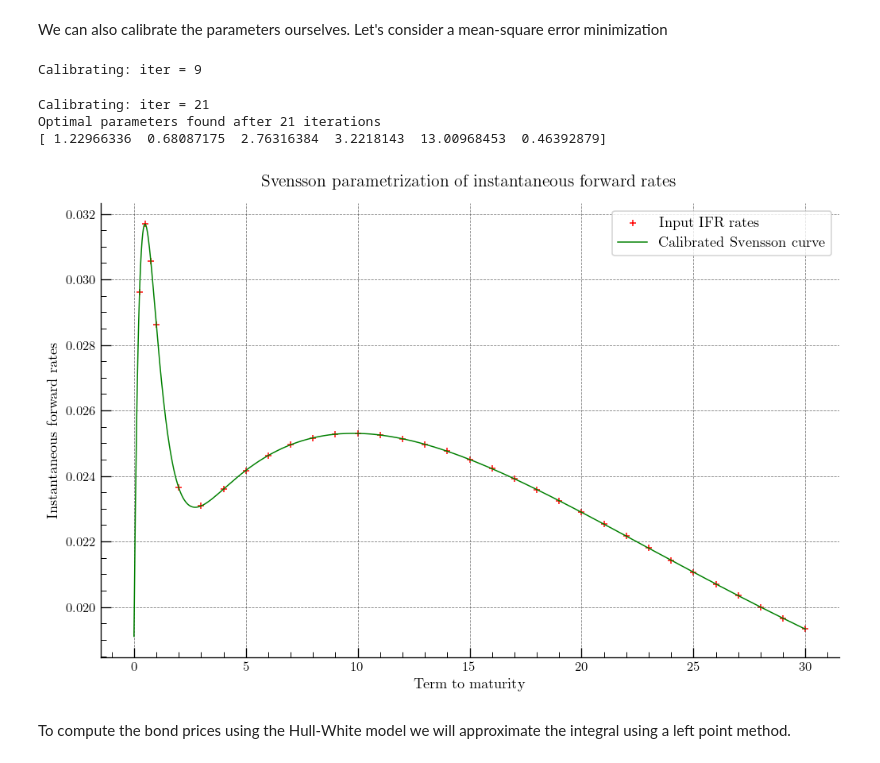
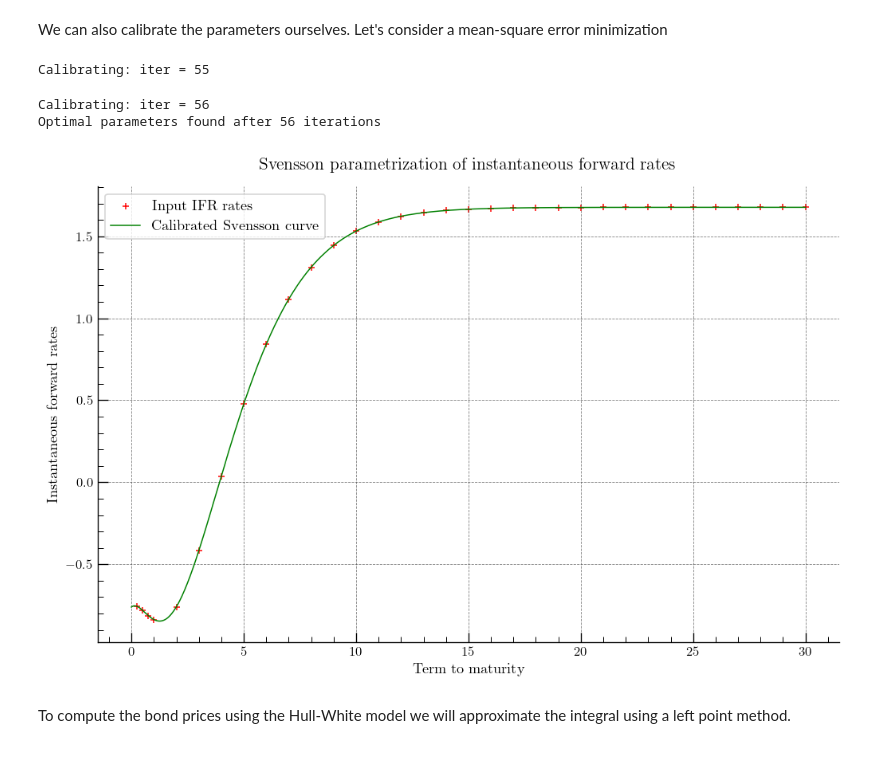
Before and after one commit to ayyoub-bms/misc_projects, a Jupyter notebook: pricing/rates/HJM-HW.ipynb, the cells around one changed output. Drawn from its saved outputs; the diff is of its cells as text; code cells hidden in the pictures.

```diff
--- a/pricing/rates/HJM-HW.ipynb
+++ b/pricing/rates/HJM-HW.ipynb
@@ -41,9 +40,9 @@ from research.utils import normalize
 # %%
 # Source ECB data
-beta_0 = 1.229592
-beta_1 = 0.680969
-beta_2 = 2.763221
-beta_3 = 3.221784
-tau_1 = 13.010220
-tau_2 = 0.463933
+beta_0 = 1.676684
+beta_1 = -2.436684
+beta_2 = 11.671905
+beta_3 = -16.267864
+tau_1 = 1.38377
+tau_2 = 1.612824
 # %% [markdown]
@@ -88,30 +74,15 @@ def ifr(*params, theta=None):
-# %%
-optimal_params = None
-tmp = np.inf
-
-for i in range(100):
-    print(f'\rCalibrating: iter = {i}', end='')
-    np.random.seed()
-    params = 3 * np.random.rand(6)
-    params, value = calibration(ifr, yc, params)
-    if value < tmp:
-        tmp = value
-        optimal_params = params
-    if value < 1e-8:
-        print(f'\nOptimal parameters found after {i} iterations')
-        print(optimal_params)
-        break
-# %% [output]
-Calibrating: iter = 9
-Calibrating: iter = 21
-Optimal parameters found after 21 iterations
-[ 1.22966336  0.68087175  2.76316384  3.2218143  13.00968453  0.46392879]
+# %%
+svensson_curve.calibrate(yc['T'].values, yc.IFR.values)
+# %% [output]
+Calibrating: iter = 55
+Calibrating: iter = 56
+Optimal parameters found after 56 iterations
 # %%
 yc.plot.scatter(x='T', y='IFR', marker='+', color='red', label='Input IFR rates');
-Svensson(*optimal_params).plot_forward(color='green', label='Calibrated Svensson curve')
+svensson_curve.plot_forward(color='green', label='Calibrated Svensson curve')
 plt.legend();
 # %% [output]
-[figure, old version]
+[figure, new version]
 # %% [markdown]
 To compute the bond prices using the Hull-White model we will approximate the integral using a left point method.
 # %%
```
Also changed, not shown: parts of 12 cells of this notebook, 1 other file.
